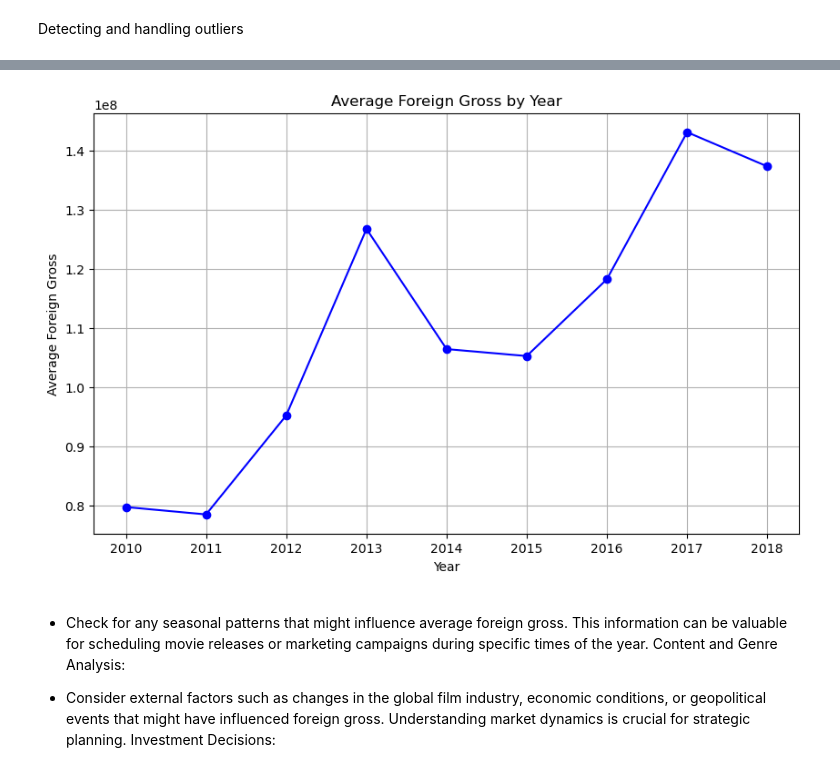
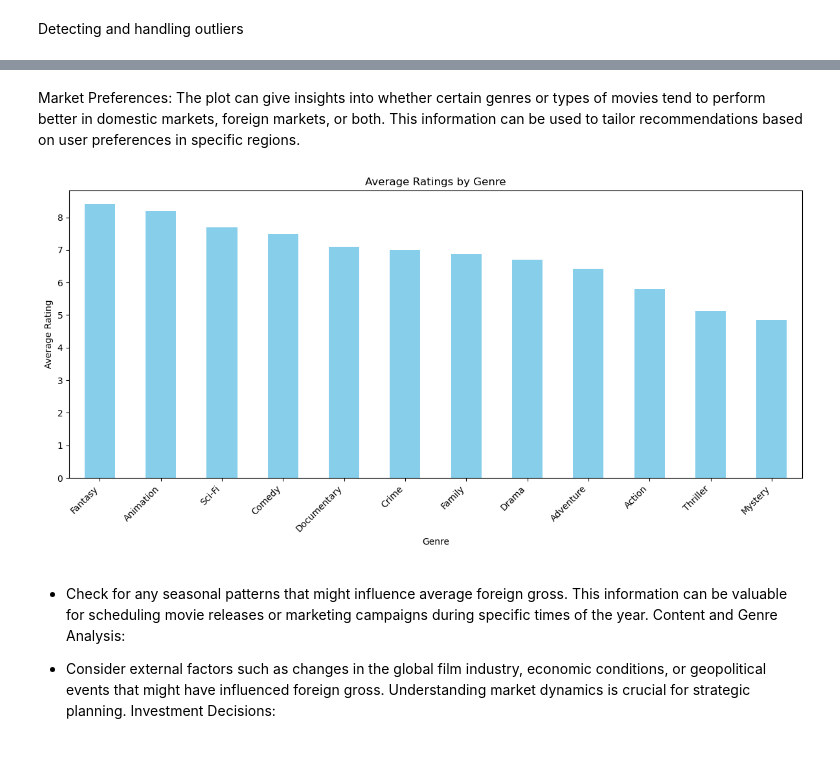
Before and after one commit to NgenziNevilleMativo/Phase-1-Project, a Jupyter notebook: dsc-phase1-project-template NEV.ipynb, the cells around one changed output, grey strips where cells are left out. Saved outputs shown, nothing was run; the diff lists cells and outputs as text; code cells hidden in the pictures.

```diff
--- a/dsc-phase1-project-template NEV.ipynb
+++ b/dsc-phase1-project-template NEV.ipynb
@@ -452,21 +425,26 @@ plt.show()
-# %%
-# Assuming your data is in a DataFrame named 'df'
-# Convert 'year' to datetime for proper sorting
-movies_df['year'] = pd.to_datetime(movies_df['year'], format='%Y')
-
-# Group data by year and calculate the mean foreign gross for each year
-avg_foreign_gross_by_year = movies_df.groupby('year')['foreign_gross'].mean().reset_index()
-
-# Plotting the line chart
-plt.figure(figsize=(10, 6))
-plt.plot(avg_foreign_gross_by_year['year'], avg_foreign_gross_by_year['foreign_gross'], marker='o', linestyle='-', color='b')
-plt.xlabel('Year')
-plt.ylabel('Average Foreign Gross')
-plt.title('Average Foreign Gross by Year')
-plt.grid(True)
-plt.show()
-# %% [output]
-[figure, removed]
+# %% [markdown]
+Market Preferences: The plot can give insights into whether certain genres or types of movies tend to perform better in domestic markets, foreign markets, or both. This information can be used to tailor recommendations based on user preferences in specific regions.
+# %%
+df = pd.DataFrame(data)
+
+# Split the genres and create a row for each genre-movie pair
+df_genres = df['genres'].str.split(',', expand=True).stack().reset_index(level=1, drop=True).to_frame('genre')
+df_expanded = df.join(df_genres)
+
+# Calculate average rating for each genre
+avg_rating_by_genre = df_expanded.groupby('genre')['averagerating'].mean().sort_values(ascending=False)
+
+# Create a bar plot
+plt.figure(figsize=(12, 6))
+avg_rating_by_genre.plot(kind='bar', color='skyblue')
+plt.title('Average Ratings by Genre')
+plt.xlabel('Genre')
+plt.ylabel('Average Rating')
+plt.xticks(rotation=45, ha='right')
+plt.tight_layout()
+plt.show()
+# %% [output]
+[figure, added]
 # %% [markdown]
 
 * Check for any seasonal patterns that might influence average foreign gross. This information can be valuable for scheduling movie releases or marketing campaigns during specific times of the year.
```
Also changed, not shown: parts of 16 cells of this notebook.
